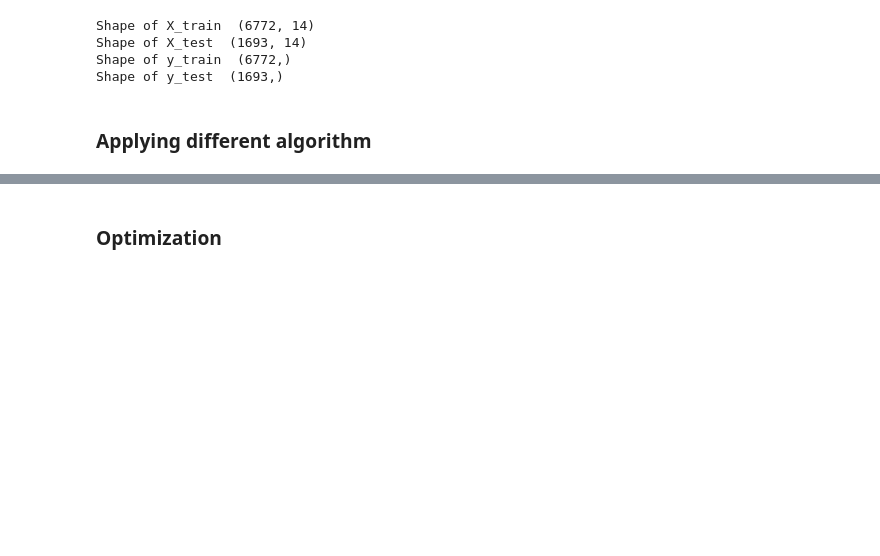
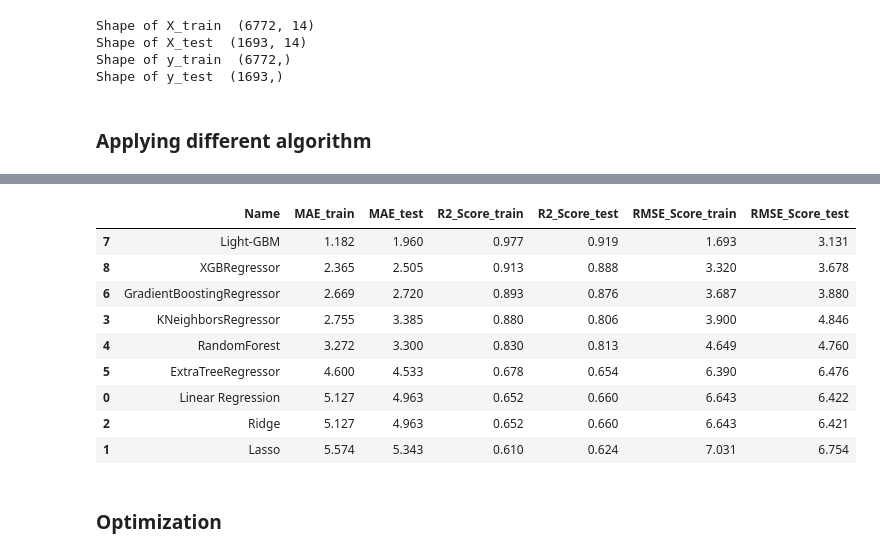
Before and after one commit to abhinav4201/Regression-Bike-Sharing-Demand-Prediction, a Jupyter notebook: Bike_Sharing_Demand_Prediction_Capstone_Project.ipynb, the cells around one changed output, grey strips where cells are left out. Drawn from its saved outputs; the diff is of its cells as text; code cells hidden in the pictures; blank space fills up the shorter version.

```diff
--- a/Bike_Sharing_Demand_Prediction_Capstone_Project.ipynb
+++ b/Bike_Sharing_Demand_Prediction_Capstone_Project.ipynb
@@ -765,2 +783,15 @@ results_df
+# %%
+results_df.sort_values(by=['MAE_train' , 'MAE_test'])
+# %% [output]
+|  | Name | MAE_train | MAE_test | R2_Score_train | R2_Score_test | RMSE_Score_train | RMSE_Score_test |
+| 7 | Light-GBM | 1.182 | 1.960 | 0.977 | 0.919 | 1.693 | 3.131 |
+| 8 | XGBRegressor | 2.365 | 2.505 | 0.913 | 0.888 | 3.320 | 3.678 |
+| 6 | GradientBoostingRegressor | 2.669 | 2.720 | 0.893 | 0.876 | 3.687 | 3.880 |
+| 3 | KNeighborsRegressor | 2.755 | 3.385 | 0.880 | 0.806 | 3.900 | 4.846 |
+| 4 | RandomForest | 3.272 | 3.300 | 0.830 | 0.813 | 4.649 | 4.760 |
+| 5 | ExtraTreeRegressor | 4.600 | 4.533 | 0.678 | 0.654 | 6.390 | 6.476 |
+| 0 | Linear Regression | 5.127 | 4.963 | 0.652 | 0.660 | 6.643 | 6.422 |
+| 2 | Ridge | 5.127 | 4.963 | 0.652 | 0.660 | 6.643 | 6.421 |
+| 1 | Lasso | 5.574 | 5.343 | 0.610 | 0.624 | 7.031 | 6.754 |
 # %% [markdown]
 ### Optimization
```
Also changed, not shown: parts of 20 cells of this notebook.
